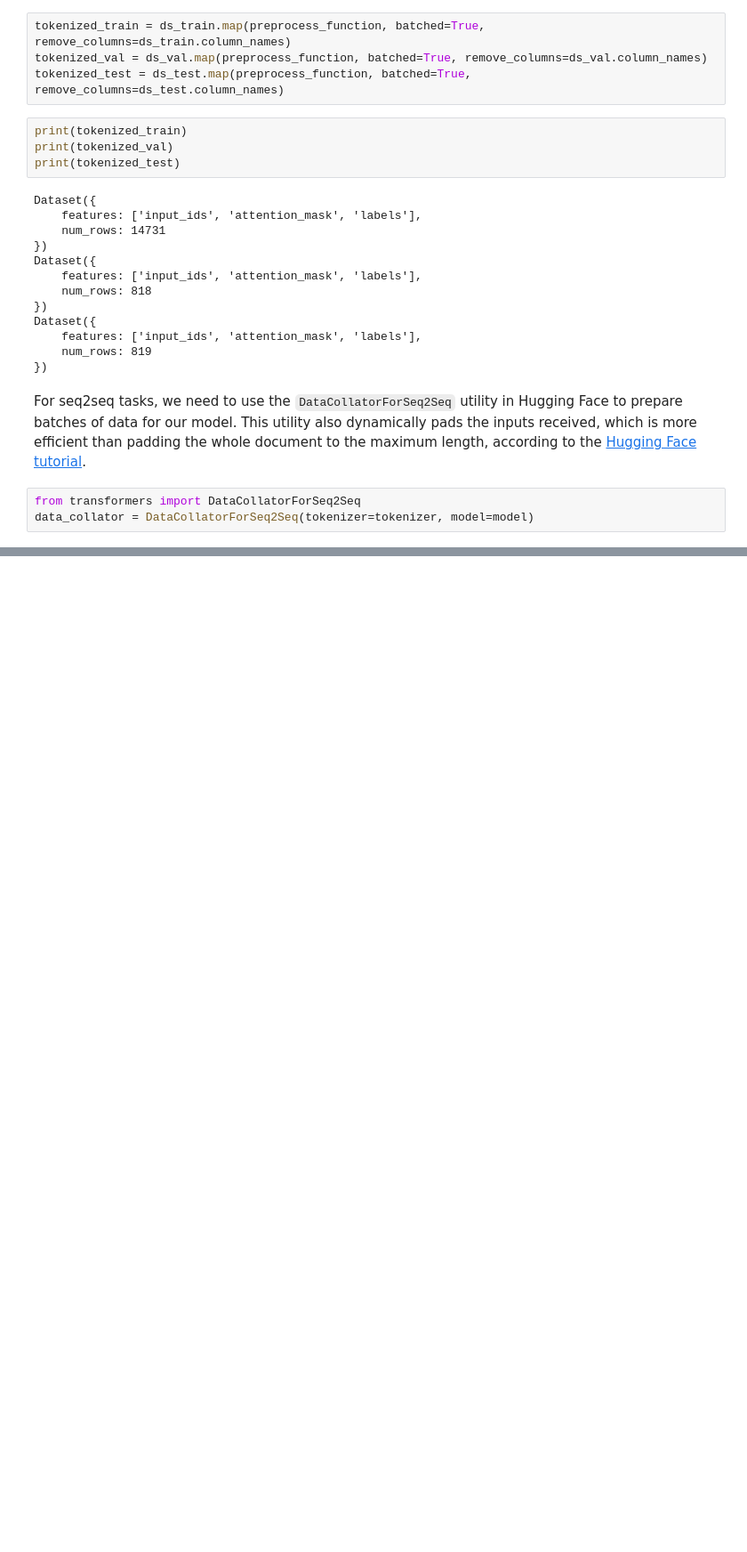
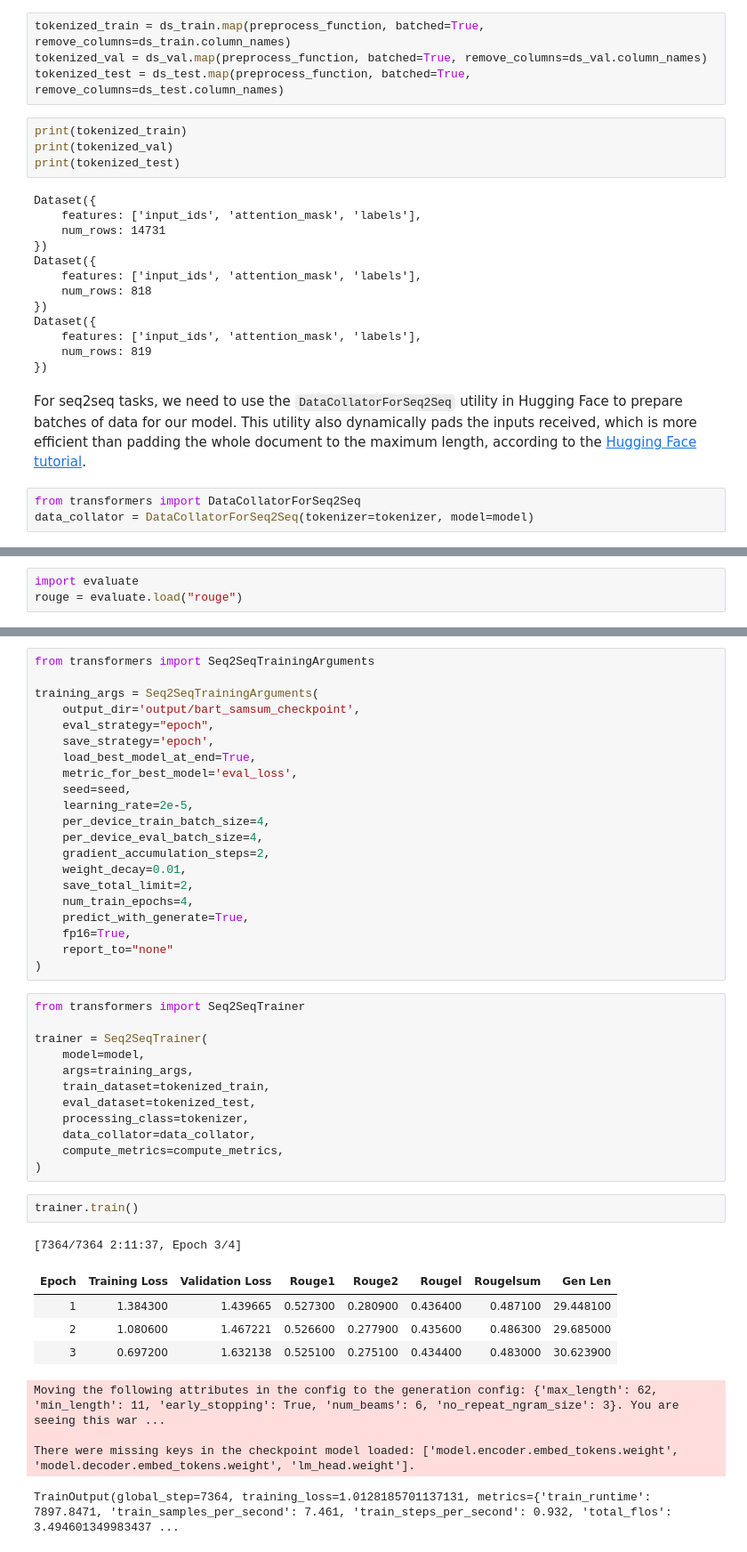
Before and after one commit to dhk628/text-summarization, a Jupyter notebook: dialogue.ipynb, the cells around one changed output, grey strips where cells are left out. Shown at 89% size. Saved outputs shown, nothing was run; the diff lists cells and outputs as text; blank space fills up the shorter version.

Commit message:
Fine-tune BART

```diff
--- a/dialogue.ipynb
+++ b/dialogue.ipynb
@@ -621,0 +624,3 @@ data_collator = DataCollatorForSeq2Seq(tokenizer=tokenizer, model=model)
+# %%
+import evaluate
+rouge = evaluate.load("rouge")
@@ -621,0 +643,45 @@ data_collator = DataCollatorForSeq2Seq(tokenizer=tokenizer, model=model)
+# %%
+from transformers import Seq2SeqTrainingArguments
+
+training_args = Seq2SeqTrainingArguments(
+    output_dir='output/bart_samsum_checkpoint',
+    eval_strategy="epoch",
+    save_strategy='epoch',
+    load_best_model_at_end=True,
+    metric_for_best_model='eval_loss',
+    seed=seed,
+    learning_rate=2e-5,
+    per_device_train_batch_size=4,
+    per_device_eval_batch_size=4,
+    gradient_accumulation_steps=2,
+    weight_decay=0.01,
+    save_total_limit=2,
+    num_train_epochs=4,
+    predict_with_generate=True,
+    fp16=True,
+    report_to="none"
+)
+# %%
+from transformers import Seq2SeqTrainer
+
+trainer = Seq2SeqTrainer(
+    model=model,
+    args=training_args,
+    train_dataset=tokenized_train,
+    eval_dataset=tokenized_test,
+    processing_class=tokenizer,
+    data_collator=data_collator,
+    compute_metrics=compute_metrics,
+)
+# %%
+trainer.train()
+# %% [output]
+[7364/7364 2:11:37, Epoch 3/4]
+| Epoch | Training Loss | Validation Loss | Rouge1 | Rouge2 | Rougel | Rougelsum | Gen Len |
+| 1 | 1.384300 | 1.439665 | 0.527300 | 0.280900 | 0.436400 | 0.487100 | 29.448100 |
+| 2 | 1.080600 | 1.467221 | 0.526600 | 0.277900 | 0.435600 | 0.486300 | 29.685000 |
+| 3 | 0.697200 | 1.632138 | 0.525100 | 0.275100 | 0.434400 | 0.483000 | 30.623900 |
+Moving the following attributes in the config to the generation config: {'max_length': 62, 'min_length': 11, 'early_stopping': True, 'num_beams': 6, 'no_repeat_ngram_size': 3}. You are seeing this war ...
+
+There were missing keys in the checkpoint model loaded: ['model.encoder.embed_tokens.weight', 'model.decoder.embed_tokens.weight', 'lm_head.weight'].
+TrainOutput(global_step=7364, training_loss=1.0128185701137131, metrics={'train_runtime': 7897.8471, 'train_samples_per_second': 7.461, 'train_steps_per_second': 0.932, 'total_flos': 3.494601349983437 ...
```
Also changed, not shown: parts of 6 cells of this notebook.
